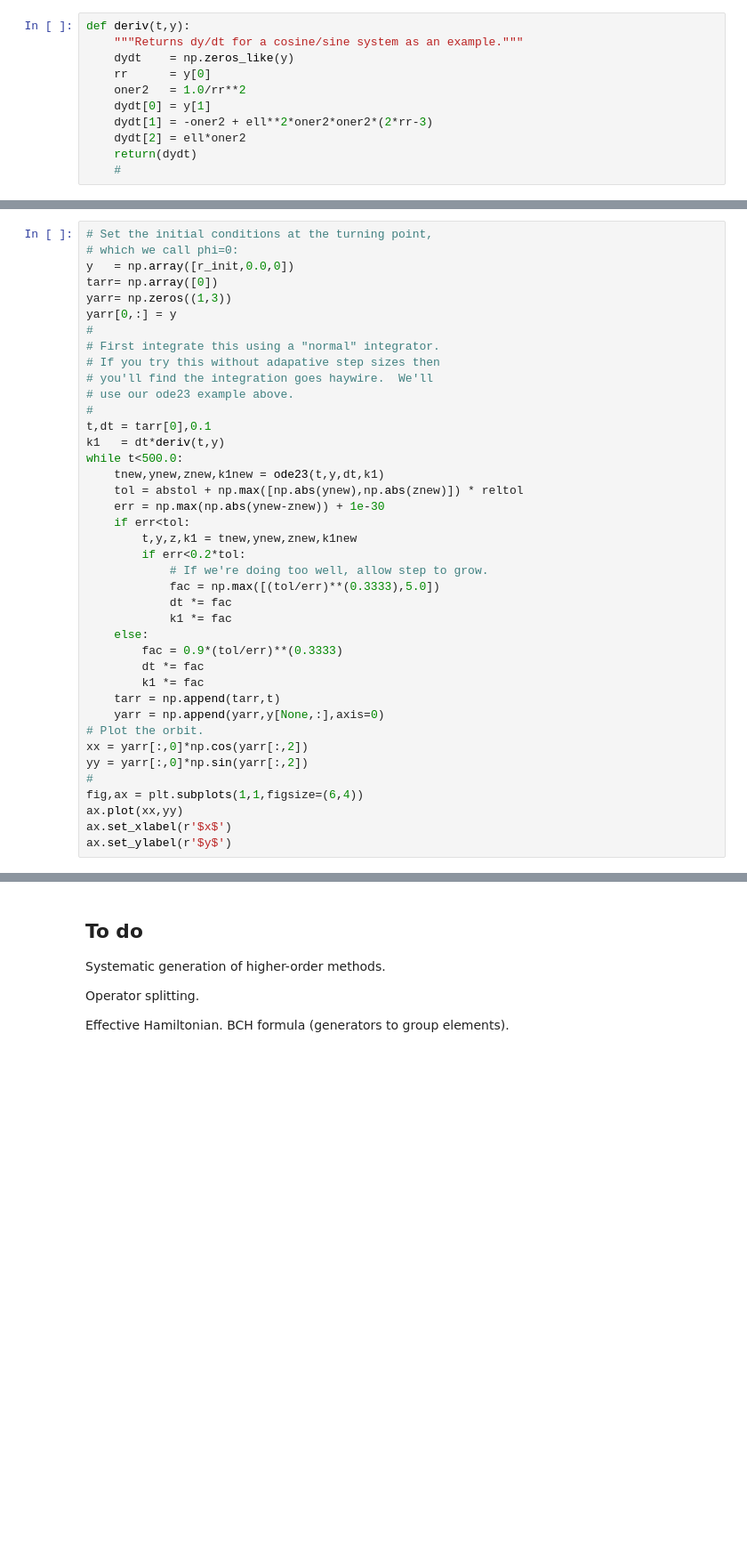
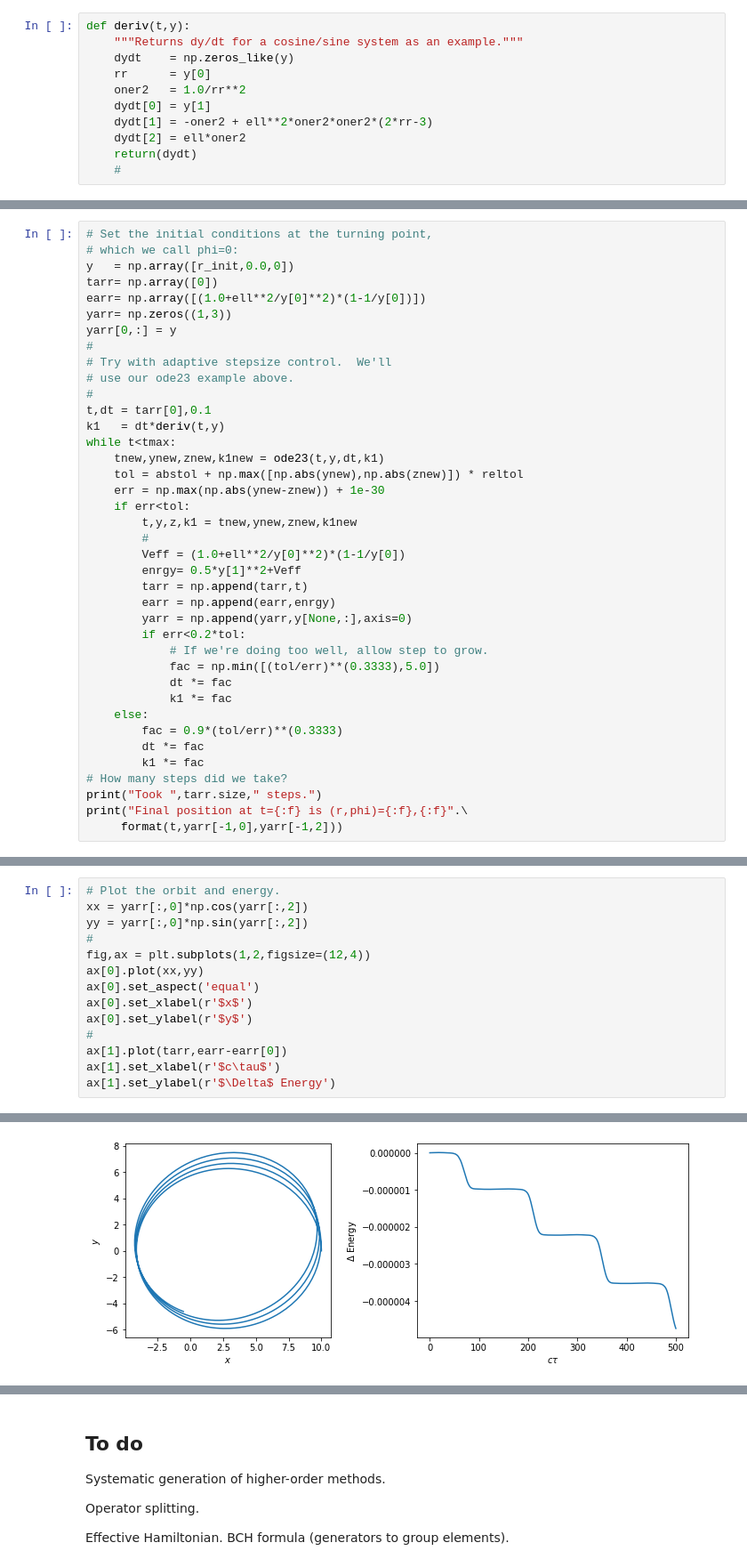
Before and after one commit to LBJ-Wade/Notebooks_cosmology, a Jupyter notebook: General/ODEintegation.ipynb, the cells around one changed output, grey strips where cells are left out. Shown at 89% size. Saved outputs shown, nothing was run; the diff lists cells and outputs as text; blank space fills up the shorter version.

```diff
--- a/General/ODEintegation.ipynb
+++ b/General/ODEintegation.ipynb
@@ -267,39 +320,38 @@ def deriv(t,y):
 # which we call phi=0:
 y   = np.array([r_init,0.0,0])
 tarr= np.array([0])
+earr= np.array([(1.0+ell**2/y[0]**2)*(1-1/y[0])])
 yarr= np.zeros((1,3))
 yarr[0,:] = y
 #
-# First integrate this using a "normal" integrator.
-# If you try this without adapative step sizes then
-# you'll find the integration goes haywire.  We'll
+# Try with adaptive stepsize control.  We'll
 # use our ode23 example above.
 #
 t,dt = tarr[0],0.1
 k1   = dt*deriv(t,y)
-while t<500.0:
+while t<tmax:
     tnew,ynew,znew,k1new = ode23(t,y,dt,k1)
     tol = abstol + np.max([np.abs(ynew),np.abs(znew)]) * reltol
     err = np.max(np.abs(ynew-znew)) + 1e-30
     if err<tol:
         t,y,z,k1 = tnew,ynew,znew,k1new
+        #
+        Veff = (1.0+ell**2/y[0]**2)*(1-1/y[0])
+        enrgy= 0.5*y[1]**2+Veff
+        tarr = np.append(tarr,t)
+        earr = np.append(earr,enrgy)
+        yarr = np.append(yarr,y[None,:],axis=0)
         if err<0.2*tol:
             # If we're doing too well, allow step to grow.
-            fac = np.max([(tol/err)**(0.3333),5.0])
+            fac = np.min([(tol/err)**(0.3333),5.0])
             dt *= fac
             k1 *= fac
     else:
         fac = 0.9*(tol/err)**(0.3333)
         dt *= fac
         k1 *= fac
-    tarr = np.append(tarr,t)
-    yarr = np.append(yarr,y[None,:],axis=0)
-# Plot the orbit.
-xx = yarr[:,0]*np.cos(yarr[:,2])
-yy = yarr[:,0]*np.sin(yarr[:,2])
-#
-fig,ax = plt.subplots(1,1,figsize=(6,4))
-ax.plot(xx,yy)
-ax.set_xlabel(r'$x$')
-ax.set_ylabel(r'$y$')
+# How many steps did we take?
+print("Took ",tarr.size," steps.")
+print("Final position at t={:f} is (r,phi)={:f},{:f}".\
+     format(t,yarr[-1,0],yarr[-1,2]))
 # %% [output]
@@ -309,0 +360,15 @@ Text(0, 0.5, '$y$')
+# %%
+# Plot the orbit and energy.
+xx = yarr[:,0]*np.cos(yarr[:,2])
+yy = yarr[:,0]*np.sin(yarr[:,2])
+#
+fig,ax = plt.subplots(1,2,figsize=(12,4))
+ax[0].plot(xx,yy)
+ax[0].set_aspect('equal')
+ax[0].set_xlabel(r'$x$')
+ax[0].set_ylabel(r'$y$')
+#
+ax[1].plot(tarr,earr-earr[0])
+ax[1].set_xlabel(r'$c\tau$')
+ax[1].set_ylabel(r'$\Delta$ Energy')
+# %% [output]
@@ -309,0 +376 @@ Text(0, 0.5, '$y$')
+[figure, added]
```
Also changed, not shown: parts of 17 cells of this notebook.
